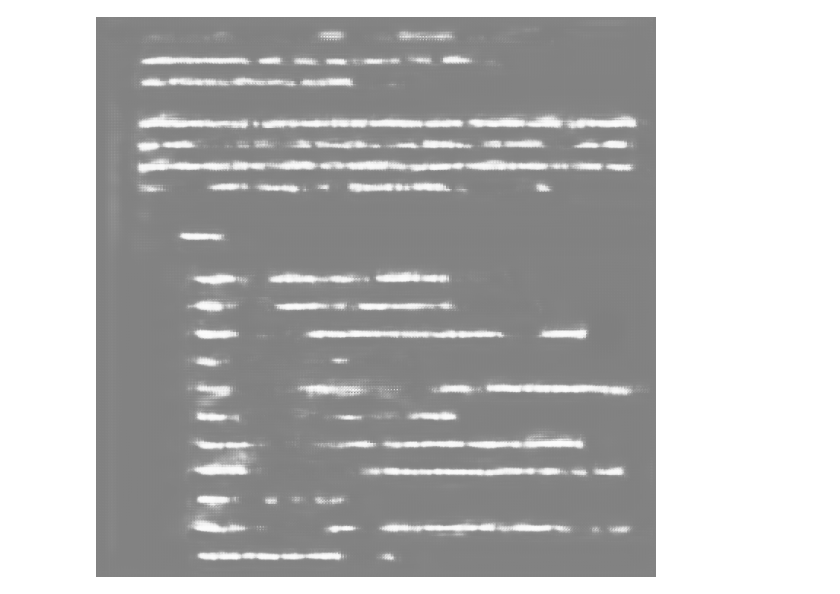
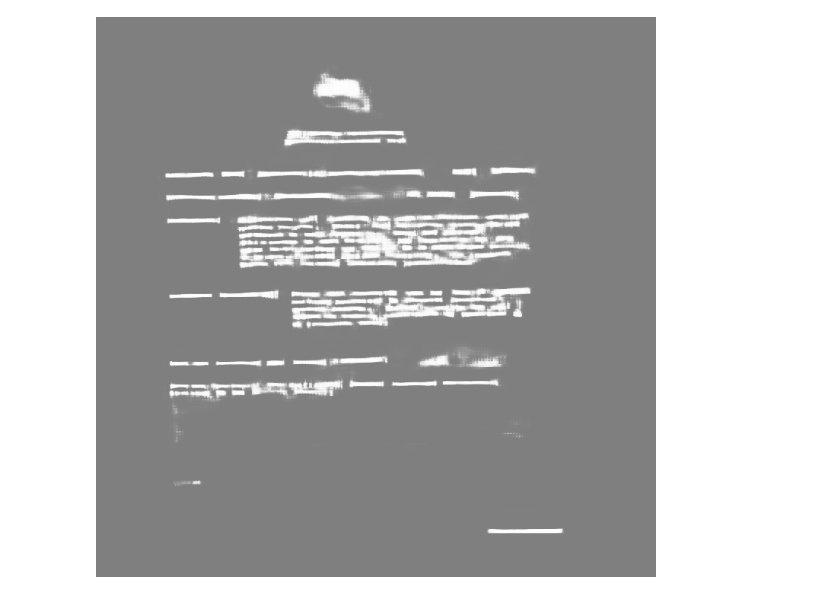
Before and after one commit to ndgnuh/megane, a Jupyter notebook: TestRun.ipynb, the cells around one changed output. Cells and saved outputs as stored; diff of their text form; code cells hidden in the pictures.

```diff
--- a/TestRun.ipynb
+++ b/TestRun.ipynb
@@ -8,3 +8,7 @@ from megane2 import visualize
 # %%
-cfg = config.read_yaml("./configs2/db_mobilenet_v3_large.yml")
-cfg['weights'] = './storage/weights/db_mobilenet_v3_large.pt'
+cfg = configs.read_config("./configs/db_mobilenet_v3_large.yml")
+cfg['weights'] = 'storage/weights/db_mobilenet_v3_large.pt'
+cfg['min_threshold'] = .5
+cfg['min_box_size'] = 10
+print(cfg)
+# cfg['weights'] = 'https://github.com/ndgnuh/megane/releases/download/weights-v2/db_mobilenet_v3_large_big.pt'
@@ -11,8 +17,14 @@ cfg['weights'] = './storage/weights/db_mobilenet_v3_large.pt'
 # %%
 predictor = Predictor(cfg)
 # %%
-image = Image.open("toybox/word-level-megane/dense-01.png").convert("RGB")
 # image = Image.open("/tmp/test.png").convert("RGB")
+image = Image.open("toybox/funsd-format.png").convert("RGB")
+# image = Image.open("arxiv/train/710de56a-c67c-5eb-000000001.jpg").convert("RGB")
+# image = Image.open("data/business_card/images/IMG_20220117_142150.jpg").convert("RGB")
+# image = Image.open("data/business_card/images/IMG_20220117_143322.jpg").convert("RGB")
+# image.thumbnail((2048, 2048))
+# image = image.rotate(5)
+# image = Image.open("/tmp/test.png").convert("RGB")
 # %%
 with torch.no_grad():
-    polygons, labels, scores, proba_maps = predictor.predict(image)
+    polygons, angles, labels, scores, proba_maps = predictor.predict(image)
@@ -23,4 +37,6 @@ visualize.draw_polygons(image, polygons, outline=(255, 0, 0))
 # %%
-TF.to_pil_image(torch.sigmoid(torch.tensor(5 * proba_maps)))
+proba_map = TF.to_pil_image(torch.sigmoid(torch.tensor(5 * proba_maps)))
+proba_map = np.array(proba_map)
+Image.fromarray(proba_map)
 # %% [output]
-[figure, old version]
+[figure, new version]
```
Also changed, not shown: parts of 5 cells of this notebook, 19 other files.
